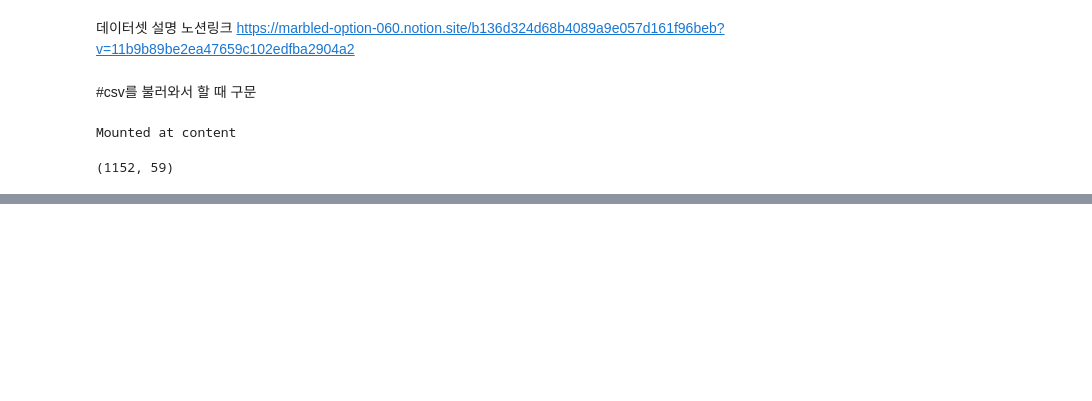
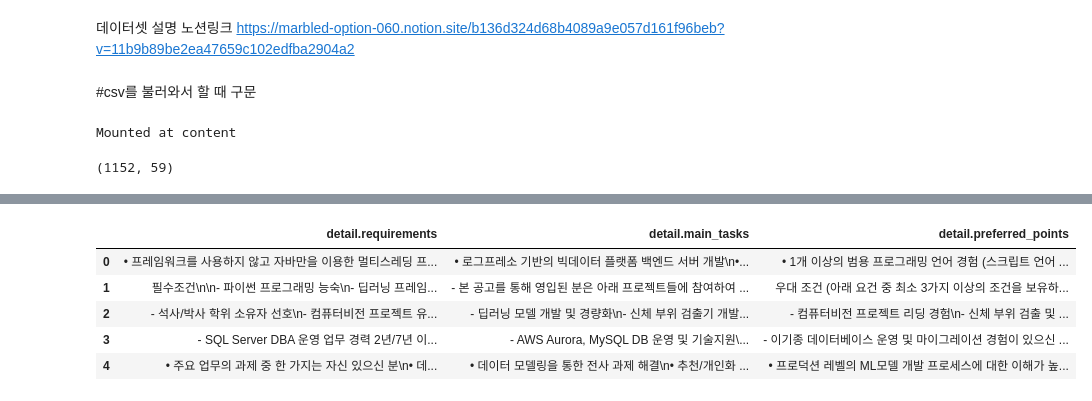
Before and after one commit to redish0317/cp1, a Jupyter notebook: cp1.ipynb, the cells around one changed output, grey strips where cells are left out. Cells and saved outputs as stored; diff of their text form; code cells hidden in the pictures; blank space fills up the shorter version.

```diff
--- a/cp1.ipynb
+++ b/cp1.ipynb
@@ -123,7 +131,8 @@ def engineering(df):
 
         #모든 데이터가 문자열로 들어가 있어서 dict의 key를 str로 변경
         category_tags_dict = {str(i):v for i,v in category_tags_dict.items()}
-
+        #0번 컬럼에 index추가되어서 drop
+        df = df.iloc[:,1:]
 
     #고유 id로 게시물 url 컬럼 생성
     df['url'] = df['id'].apply(lambda x : r'https://www.wanted.co.kr/wd/' + str(x))
@@ -173,0 +232,12 @@ df.shape
+# %%
+okt = Okt()
+df_detail = df.iloc[:,13:16]
+# %%
+df_detail.head()
+# %% [output]
+|  | detail.requirements | detail.main_tasks | detail.preferred_points |
+| 0 | • 프레임워크를 사용하지 않고 자바만을 이용한 멀티스레딩 프... | • 로그프레소 기반의 빅데이터 플랫폼 백엔드 서버 개발\n•... | • 1개 이상의 범용 프로그래밍 언어 경험 (스크립트 언어 ... |
+| 1 | 필수조건\n\n- 파이썬 프로그래밍 능숙\n- 딥러닝 프레임... | - 본 공고를 통해 영입된 분은 아래 프로젝트들에 참여하여 ... | 우대 조건 (아래 요건 중 최소 3가지 이상의 조건을 보유하... |
+| 2 | - 석사/박사 학위 소유자 선호\n- 컴퓨터비전 프로젝트 유... | - 딥러닝 모델 개발 및 경량화\n- 신체 부위 검출기 개발... | - 컴퓨터비전 프로젝트 리딩 경험\n- 신체 부위 검출 및 ... |
+| 3 | - SQL Server DBA 운영 업무 경력 2년/7년 이... | - AWS Aurora, MySQL DB 운영 및 기술지원\... | - 이기종 데이터베이스 운영 및 마이그레이션 경험이 있으신 ... |
+| 4 | • 주요 업무의 과제 중 한 가지는 자신 있으신 분\n• 데... | • 데이터 모델링을 통한 전사 과제 해결\n• 추천/개인화 ... | • 프로덕션 레벨의 ML모델 개발 프로세스에 대한 이해가 높... |
```
Also changed, not shown: parts of 9 cells of this notebook.
